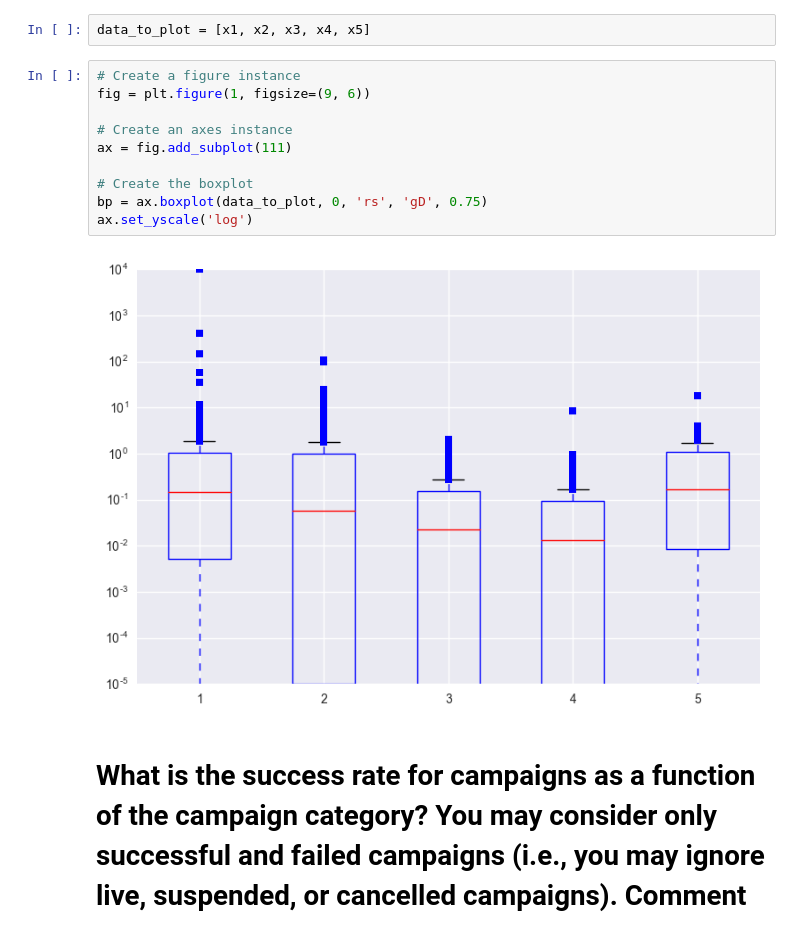
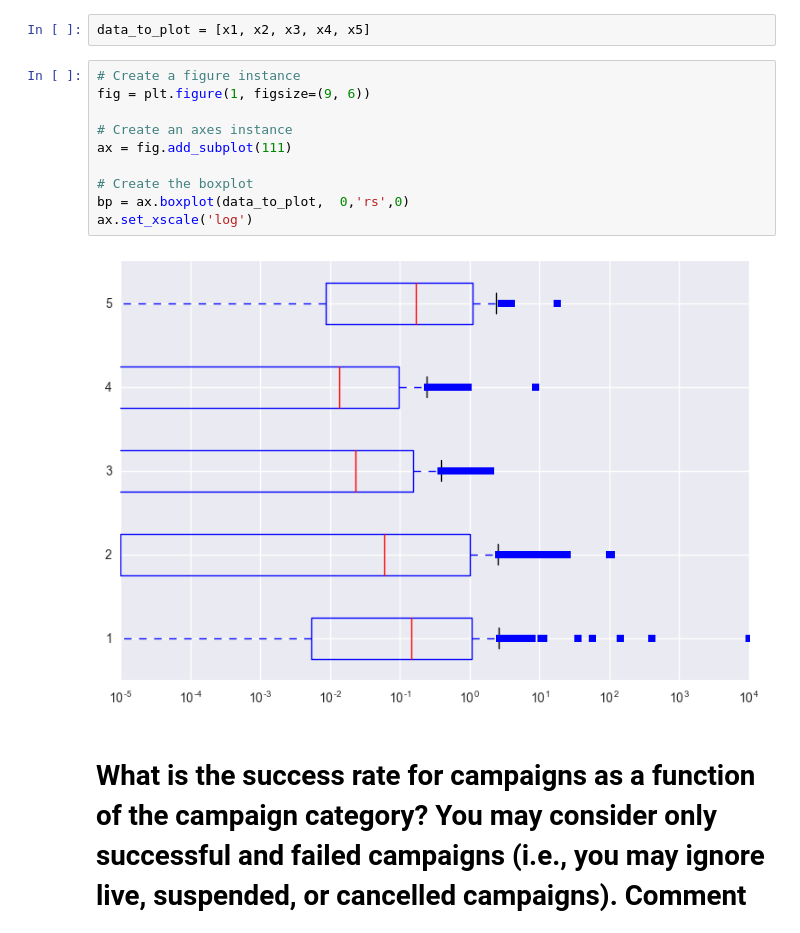
Before and after one commit to HarshitGautam/DataAnalytics, a Jupyter notebook: Kickstarters.ipynb, the cells around one changed output. Cells and saved outputs as stored; diff of their text form.

```diff
--- a/Kickstarters.ipynb
+++ b/Kickstarters.ipynb
@@ -155,14 +109,14 @@ data_to_plot = [x1, x2, x3, x4, x5]
 # %%
 # Create a figure instance
 fig = plt.figure(1, figsize=(9, 6))
 
 # Create an axes instance
 ax = fig.add_subplot(111)
 
 # Create the boxplot
-bp = ax.boxplot(data_to_plot, 0, 'rs', 'gD', 0.75)
-ax.set_yscale('log')
+bp = ax.boxplot(data_to_plot,  0,'rs',0)
+ax.set_xscale('log')
 # %% [output]
-[figure, old version]
+[figure, new version]
 # %% [markdown]
 # What is the success rate for campaigns as a function of the campaign category? You may consider only successful and failed campaigns (i.e., you may ignore live, suspended, or cancelled campaigns). Comment on any trends you observe relative to success rates across different campaign categories. What is the mean pledged U.S. dollars for successful campaigns as a function of each campaign category? Which category earns the highest pledged U.S. dollars on average?
```
Also changed, not shown: parts of 15 cells of this notebook, 2 other files.
